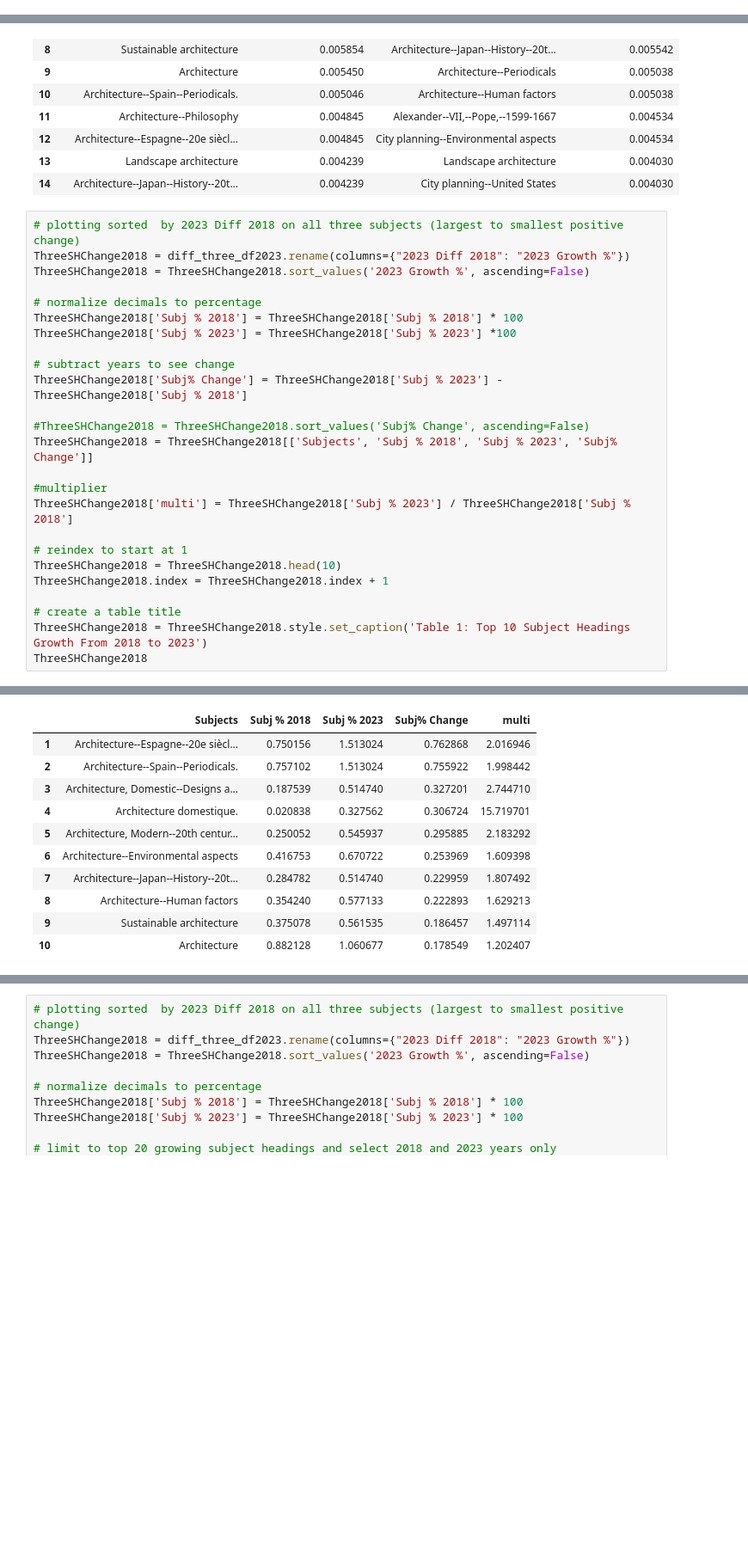
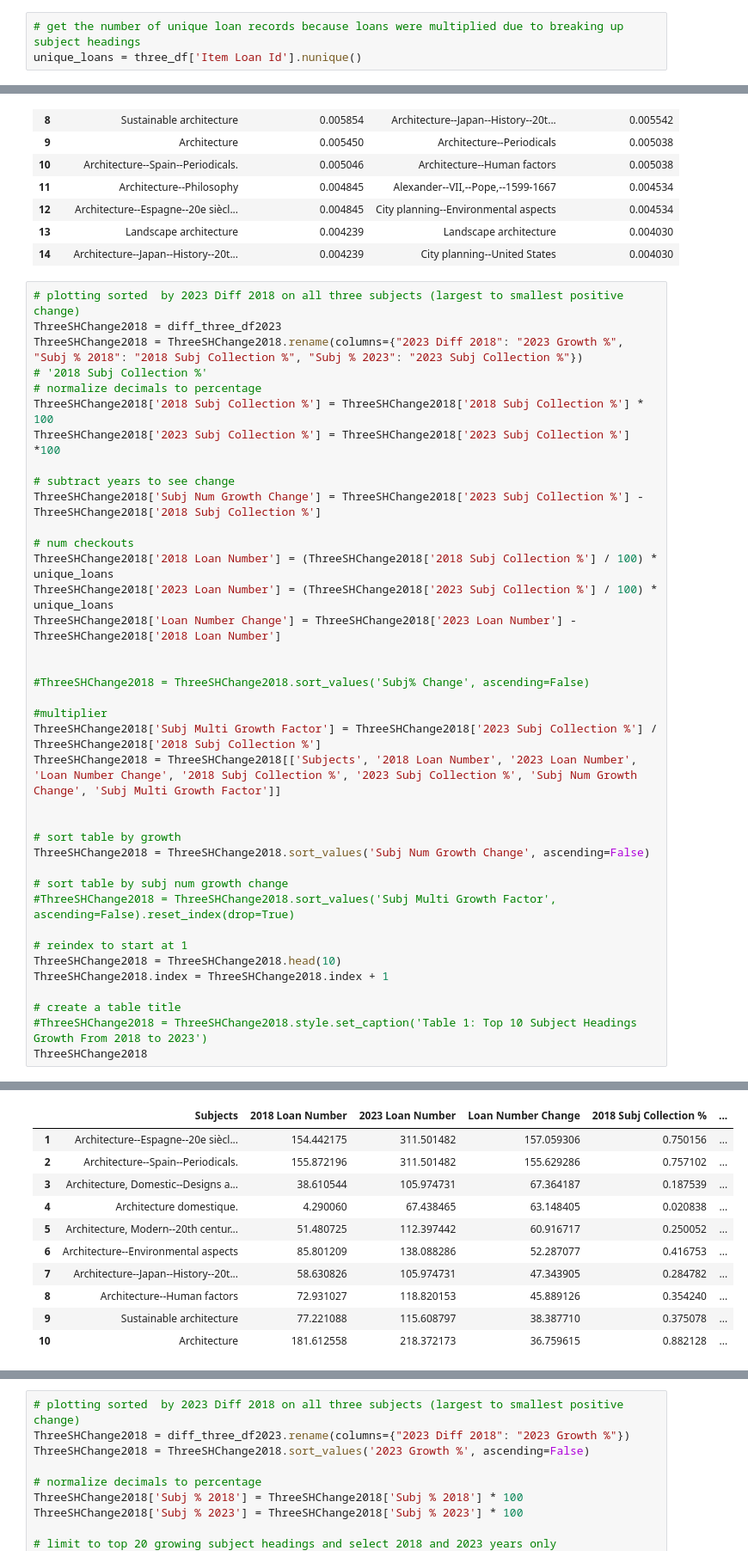
Before and after one commit to senderrr/Architecture, a Jupyter notebook: ArchitectureNotebookArticlePlots.ipynb, the cells around one changed output, grey strips where cells are left out. Shown at 86% size. Saved outputs shown, nothing was run; the diff lists cells and outputs as text; blank space fills up the shorter version.

Commit message:
updated table 1

```diff
--- a/ArchitectureNotebookArticlePlots.ipynb
+++ b/ArchitectureNotebookArticlePlots.ipynb
@@ -37,6 +37,9 @@ three_df.head(5)
 | 2 | 2252958767220001701 | 2018 | N | 31951D01848189P | HT119 .S65 2000 | TARCH | ... |
 | 3 | 2252959196040001701 | 2018 | N | 31951000140967E | E159 .H77 | TARCH | ... |
 | 4 | 2252959196040001701 | 2018 | N | 31951000140967E | E159 .H77 | TARCH | ... |
+# %%
+# get the number of unique loan records because loans were multiplied due to breaking up subject headings
+unique_loans = three_df['Item Loan Id'].nunique()
 # %%
 # Create a mask to subset data by year
 def Mask(year, df):
@@ -202,27 +205,40 @@ comp_df2020
 | 14 | Architecture--Japan--History--20t... | 0.004239 | City planning--United States | 0.004030 |
 # %%
 # plotting sorted  by 2023 Diff 2018 on all three subjects (largest to smallest positive change)
-ThreeSHChange2018 = diff_three_df2023.rename(columns={"2023 Diff 2018": "2023 Growth %"})
-ThreeSHChange2018 = ThreeSHChange2018.sort_values('2023 Growth %', ascending=False)
-
+ThreeSHChange2018 = diff_three_df2023
+ThreeSHChange2018 = ThreeSHChange2018.rename(columns={"2023 Diff 2018": "2023 Growth %", "Subj % 2018": "2018 Subj Collection %", "Subj % 2023": "2023 Subj Collection %"})
+# '2018 Subj Collection %'
 # normalize decimals to percentage
-ThreeSHChange2018['Subj % 2018'] = ThreeSHChange2018['Subj % 2018'] * 100
-ThreeSHChange2018['Subj % 2023'] = ThreeSHChange2018['Subj % 2023'] *100
+ThreeSHChange2018['2018 Subj Collection %'] = ThreeSHChange2018['2018 Subj Collection %'] * 100
+ThreeSHChange2018['2023 Subj Collection %'] = ThreeSHChange2018['2023 Subj Collection %'] *100
 
 # subtract years to see change
-ThreeSHChange2018['Subj% Change'] = ThreeSHChange2018['Subj % 2023'] - ThreeSHChange2018['Subj % 2018']
+ThreeSHChange2018['Subj Num Growth Change'] = ThreeSHChange2018['2023 Subj Collection %'] - ThreeSHChange2018['2018 Subj Collection %']
+
+# num checkouts
+ThreeSHChange2018['2018 Loan Number'] = (ThreeSHChange2018['2018 Subj Collection %'] / 100) * unique_loans
+ThreeSHChange2018['2023 Loan Number'] = (ThreeSHChange2018['2023 Subj Collection %'] / 100) * unique_loans
+ThreeSHChange2018['Loan Number Change'] = ThreeSHChange2018['2023 Loan Number'] - ThreeSHChange2018['2018 Loan Number']
+
 
 #ThreeSHChange2018 = ThreeSHChange2018.sort_values('Subj% Change', ascending=False)
-ThreeSHChange2018 = ThreeSHChange2018[['Subjects', 'Subj % 2018', 'Subj % 2023', 'Subj% Change']]
 
 #multiplier
-ThreeSHChange2018['multi'] = ThreeSHChange2018['Subj % 2023'] / ThreeSHChange2018['Subj % 2018']
+ThreeSHChange2018['Subj Multi Growth Factor'] = ThreeSHChange2018['2023 Subj Collection %'] / ThreeSHChange2018['2018 Subj Collection %']
+ThreeSHChange2018 = ThreeSHChange2018[['Subjects', '2018 Loan Number', '2023 Loan Number', 'Loan Number Change', '2018 Subj Collection %', '2023 Subj Collection %', 'Subj Num Growth Change', 'Subj Multi Growth Factor']]
+
+
+# sort table by growth
+ThreeSHChange2018 = ThreeSHChange2018.sort_values('Subj Num Growth Change', ascending=False)
+
+# sort table by subj num growth change
+#ThreeSHChange2018 = ThreeSHChange2018.sort_values('Subj Multi Growth Factor', ascending=False).reset_index(drop=True)
 
 # reindex to start at 1
 ThreeSHChange2018 = ThreeSHChange2018.head(10)
 ThreeSHChange2018.index = ThreeSHChange2018.index + 1
 
 # create a table title
-ThreeSHChange2018 = ThreeSHChange2018.style.set_caption('Table 1: Top 10 Subject Headings Growth From 2018 to 2023')
+#ThreeSHChange2018 = ThreeSHChange2018.style.set_caption('Table 1: Top 10 Subject Headings Growth From 2018 to 2023')
 ThreeSHChange2018
 # %% [output]
@@ -230,11 +245,11 @@ Table 1: Top 10 Subject Headings Growth From 2018 to 2023
-|  | Subjects | Subj % 2018 | Subj % 2023 | Subj% Change | multi |
-| 1 | Architecture--Espagne--20e siècl... | 0.750156 | 1.513024 | 0.762868 | 2.016946 |
-| 2 | Architecture--Spain--Periodicals. | 0.757102 | 1.513024 | 0.755922 | 1.998442 |
-| 3 | Architecture, Domestic--Designs a... | 0.187539 | 0.514740 | 0.327201 | 2.744710 |
-| 4 | Architecture domestique. | 0.020838 | 0.327562 | 0.306724 | 15.719701 |
-| 5 | Architecture, Modern--20th centur... | 0.250052 | 0.545937 | 0.295885 | 2.183292 |
-| 6 | Architecture--Environmental aspects | 0.416753 | 0.670722 | 0.253969 | 1.609398 |
-| 7 | Architecture--Japan--History--20t... | 0.284782 | 0.514740 | 0.229959 | 1.807492 |
-| 8 | Architecture--Human factors | 0.354240 | 0.577133 | 0.222893 | 1.629213 |
-| 9 | Sustainable architecture | 0.375078 | 0.561535 | 0.186457 | 1.497114 |
-| 10 | Architecture | 0.882128 | 1.060677 | 0.178549 | 1.202407 |
+|  | Subjects | 2018 Loan Number | 2023 Loan Number | Loan Number Change | 2018 Subj Collection % | ... |
+| 1 | Architecture--Espagne--20e siècl... | 154.442175 | 311.501482 | 157.059306 | 0.750156 | ... |
+| 2 | Architecture--Spain--Periodicals. | 155.872196 | 311.501482 | 155.629286 | 0.757102 | ... |
+| 3 | Architecture, Domestic--Designs a... | 38.610544 | 105.974731 | 67.364187 | 0.187539 | ... |
+| 4 | Architecture domestique. | 4.290060 | 67.438465 | 63.148405 | 0.020838 | ... |
+| 5 | Architecture, Modern--20th centur... | 51.480725 | 112.397442 | 60.916717 | 0.250052 | ... |
+| 6 | Architecture--Environmental aspects | 85.801209 | 138.088286 | 52.287077 | 0.416753 | ... |
+| 7 | Architecture--Japan--History--20t... | 58.630826 | 105.974731 | 47.343905 | 0.284782 | ... |
+| 8 | Architecture--Human factors | 72.931027 | 118.820153 | 45.889126 | 0.354240 | ... |
+| 9 | Sustainable architecture | 77.221088 | 115.608797 | 38.387710 | 0.375078 | ... |
+| 10 | Architecture | 181.612558 | 218.372173 | 36.759615 | 0.882128 | ... |
```
Also changed, not shown: parts of 3 cells of this notebook.
